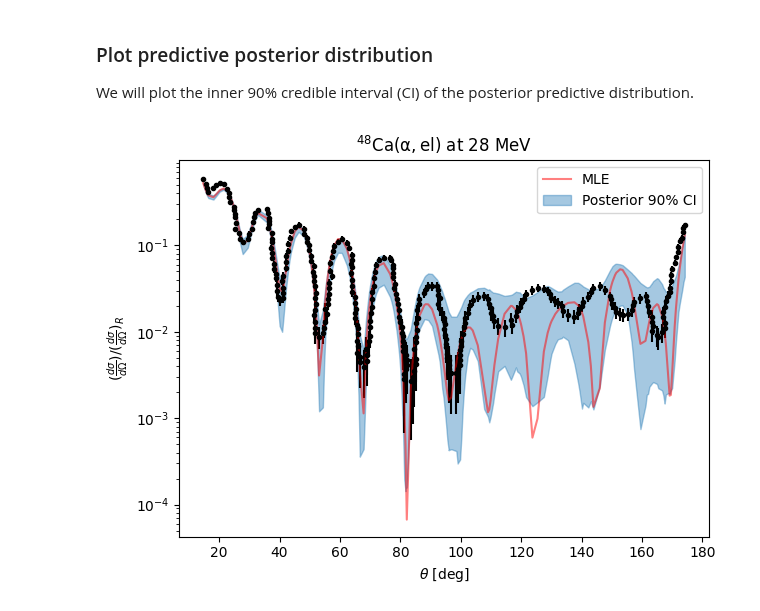
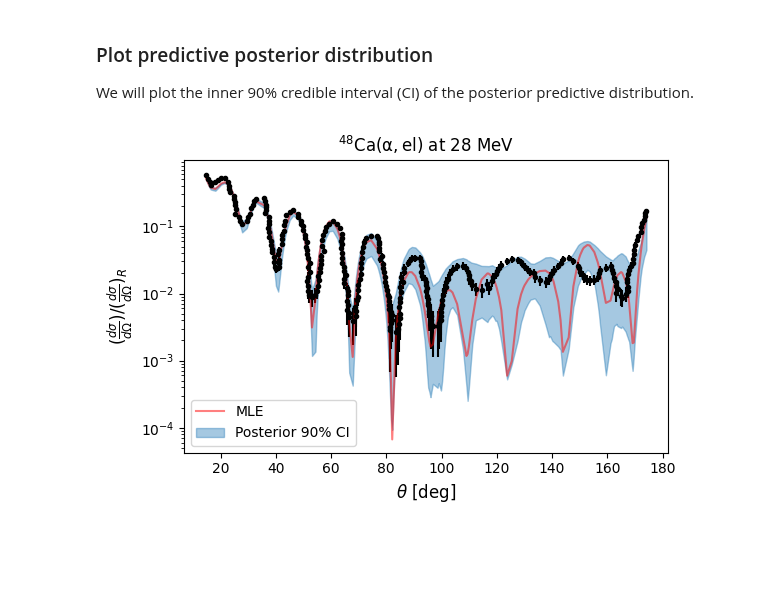
Before and after one commit to beykyle/jitr, a Jupyter notebook: examples/notebooks/quickstart.ipynb, the cells around one changed output. Saved outputs shown, nothing was run; the diff lists cells and outputs as text; code cells hidden in the pictures; blank space fills up the shorter version.

```diff
--- a/examples/notebooks/quickstart.ipynb
+++ b/examples/notebooks/quickstart.ipynb
@@ -133,7 +133,7 @@ np.float64(312.9285678177948)
 # %%
 theta_bounds = np.array(
     [
-        [120, 250],
+        [100, 250],
         [5, 50],
         [1.15, 1.6],
         [0.4, 0.8],
@@ -218,7 +218,7 @@ sampler_dyn = dynesty.NestedSampler(
     log_likelihood,
     lambda x: stats.norm.ppf(x, loc=prior_means, scale=prior_std_devs),
     prior_means.size,
-    nlive=300,
+    nlive=1000,
     sample="rwalk",
 )
 sampler_dyn.run_nested(dlogz=1.0, print_progress=True)
@@ -318,22 +318,22 @@ y_pred_dynesty = np.array([calculate_xs_ratio(s) for s in flat_dynesty[idx_d_pre
 
 We will plot the inner 90% credible interval (CI) of the posterior predictive distribution.
 # %%
-plt.figure()
+plt.figure(figsize=(6,4))
 plt.errorbar(df["angle"], df["xs"], y_err, color="k", marker=".", linestyle="none")
 plt.plot(df["angle"], y_mlem, alpha=0.5, color="r", label="MLE")
 plt.fill_between(
     df["angle"],
     *np.percentile(y_pred_dynesty, [5, 95], axis=0),
     color="tab:blue",
     alpha=0.4,
     label="Posterior 90% CI",
 )
 plt.yscale("log")
 plt.legend()
-plt.xlabel(r"$\theta$ [deg]")
-plt.ylabel(r"$(\frac{d\sigma}{d\Omega}) / (\frac{d\sigma}{d\Omega})_{R}$")
+plt.xlabel(r"$\theta$ [deg]", fontsize=12)
+plt.ylabel(r"$(\frac{d\sigma}{d\Omega}) / (\frac{d\sigma}{d\Omega})_{R}$", fontsize=12)
 plt.title(f"${reaction.reaction_latex}$ at {kinematics.Elab:1.0f} MeV")
 plt.tight_layout()
 plt.show()
 # %% [output]
-[figure, old version]
+[figure, new version]
```
Also changed, not shown: parts of 4 cells of this notebook, 4 other files.
